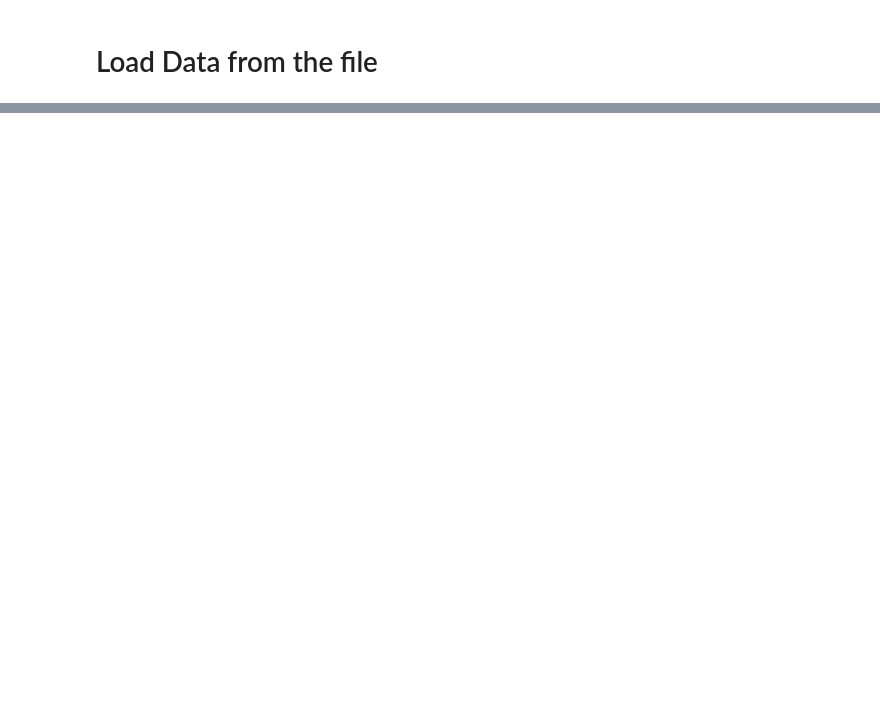
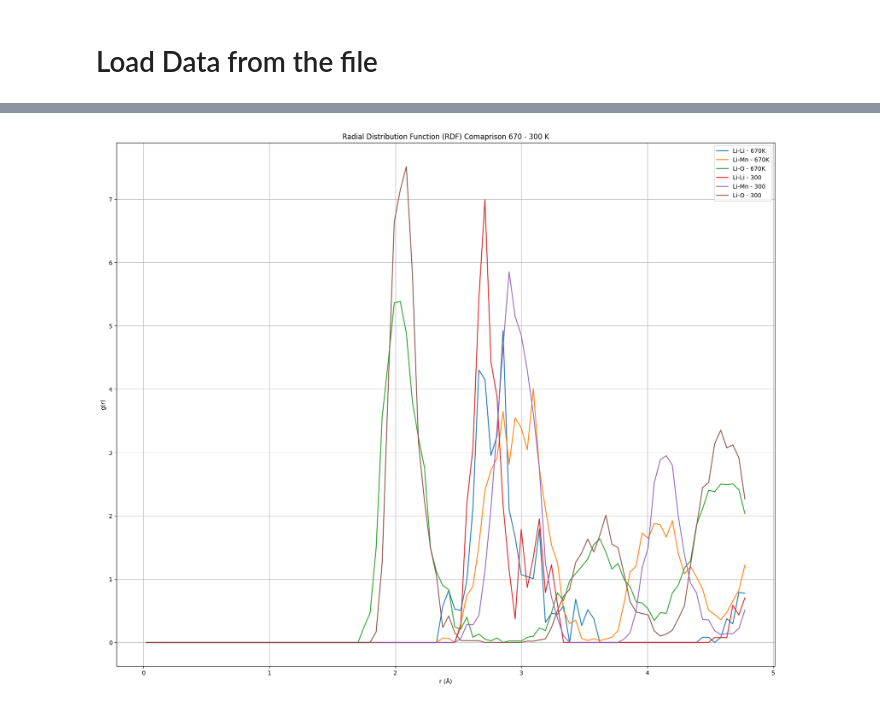
Before and after one commit to MrDNAlex/NE-451-Simulation-Methods, a Jupyter notebook: Labs/Lab1/Lab1/RDF/RDF_Analysis.ipynb, the cells around one changed output, grey strips where cells are left out. Drawn from its saved outputs; the diff is of its cells as text; code cells hidden in the pictures; blank space fills up the shorter version.

```diff
--- a/Labs/Lab1/Lab1/RDF/RDF_Analysis.ipynb
+++ b/Labs/Lab1/Lab1/RDF/RDF_Analysis.ipynb
@@ -52,0 +51,23 @@ plt.show()
+# %%
+
+points = 100
+
+# Plot g(r) for Li-Li, Li-Mn, Li-O
+plt.figure(figsize=(20, 16))
+
+plt.plot(RDF_Data_100["r"][-points:], RDF_Data_100["g_Li-Li"][-points:], label="Li-Li - 670K")
+plt.plot(RDF_Data_100["r"][-points:], RDF_Data_100["g_Li-Mn"][-points:], label="Li-Mn - 670K")
+plt.plot(RDF_Data_100["r"][-points:], RDF_Data_100["g_Li-O"][-points:], label="Li-O - 670K")
+
+plt.plot(RDF_Data_100_2["r"][-points:], RDF_Data_100_2["g_Li-Li"][-points:], label="Li-Li - 300")
+plt.plot(RDF_Data_100_2["r"][-points:], RDF_Data_100_2["g_Li-Mn"][-points:], label="Li-Mn - 300")
+plt.plot(RDF_Data_100_2["r"][-points:], RDF_Data_100_2["g_Li-O"][-points:], label="Li-O - 300")
+
+plt.xlabel("r (Å)")
+plt.ylabel("g(r)")
+plt.title("Radial Distribution Function (RDF) Comaprison 670 - 300 K")
+plt.legend()
+plt.grid(True)
+plt.show()
+# %% [output]
+[figure, added]
```
Also changed, not shown: parts of 4 cells of this notebook, 4 other files.
